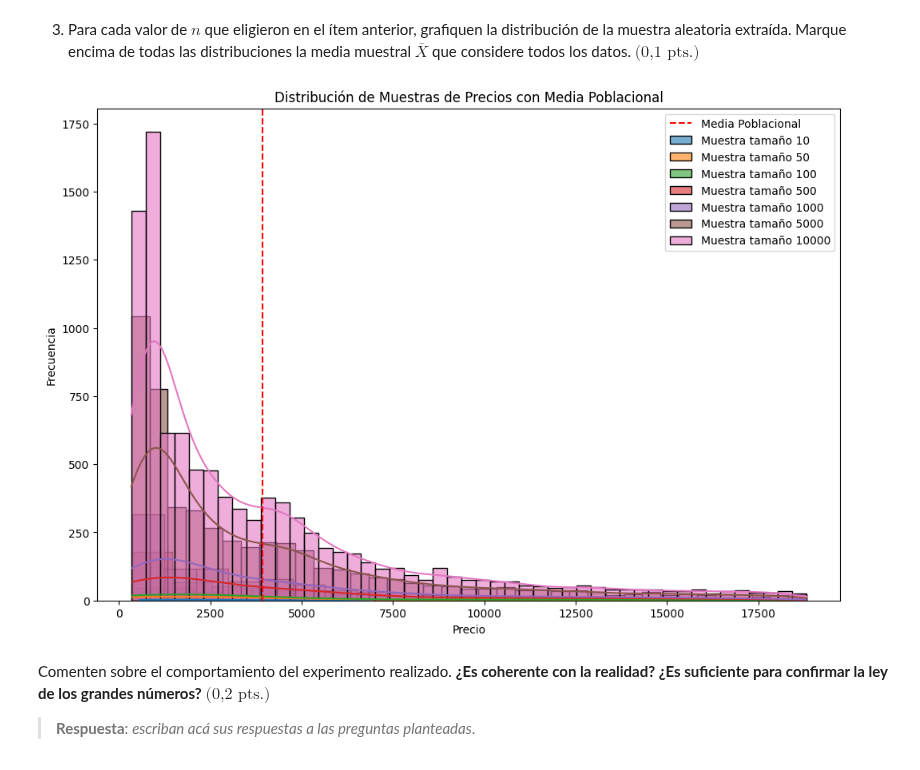
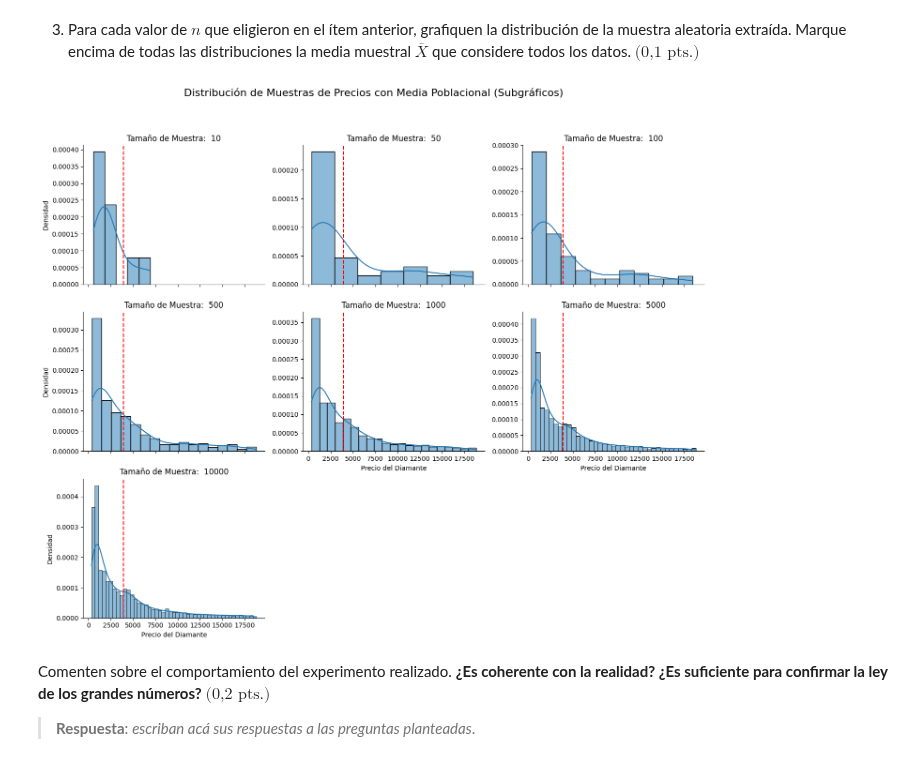
Before and after one commit to milemrc5-cpu/cursoedv-tarea1-equipo2, a Jupyter notebook: tareaedv.ipynb, the cells around one changed output. Cells and saved outputs as stored; diff of their text form; code cells hidden in the pictures.

```diff
--- a/tareaedv.ipynb
+++ b/tareaedv.ipynb
@@ -126,0 +189,11 @@ hacer con pandas
+# %%
+tamanos_muestra = [10, 50, 100, 500, 1000, 5000, 10000]
+muestras_para_graficar = []
+
+for n in tamanos_muestra:
+    muestra_actual = data_diamantes['price'].sample(n=n, random_state=42)
+    muestras_para_graficar.append({'size': n, 'data': muestra_actual})
+
+print('Se han generado muestras para los siguientes tamaños:')
+for muestra_info in muestras_para_graficar:
+    print(f'  Tamaño: {muestra_info['size']}, Media: {muestra_info['data'].mean():.2f}')
@@ -127,9 +209,39 @@ hacer con pandas
 # %% [markdown]
 3. Para cada valor de $n$ que eligieron en el ítem anterior, grafiquen la distribución de la muestra aleatoria extraída. Marque encima de todas las distribuciones la media muestral $\overline{X}$ que considere todos los datos. $\textrm{(0,1 pts.)}$
-# %%
-hacer distinto
-# %% [output]
-[figure, removed]
+# %%
+import pandas as pd
+import seaborn as sns
+import matplotlib.pyplot as plt
+
+data_diamantes = sns.load_dataset('diamonds')
+
+population_mean_price = data_diamantes["price"].mean()
+
+tamanos_muestra = [10, 50, 100, 500, 1000, 5000, 10000]
+muestras_para_graficar = []
+
+for n in tamanos_muestra:
+    muestra_actual = data_diamantes['price'].sample(n=n, random_state=42)
+    muestras_para_graficar.append({'size': n, 'data': muestra_actual})
+
+datos_para_facet = pd.DataFrame()
+for muestra_info in muestras_para_graficar:
+    temp_df = pd.DataFrame({'price': muestra_info['data'], 'sample_size': str(muestra_info['size'])})
+    datos_para_facet = pd.concat([datos_para_facet, temp_df])
+
+g = sns.FacetGrid(datos_para_facet, col='sample_size', col_wrap=3, height=4, aspect=1.2, sharex=True, sharey=False)
+g.map(sns.histplot, 'price', kde=True, stat='density')
+
+for ax in g.axes.flat:
+    ax.axvline(population_mean_price, color='red', linestyle='--', linewidth=1.5)
+    ax.set_title(f'Tamaño de Muestra: {ax.get_title().split("=")[1]}')
+
+g.set_axis_labels('Precio del Diamante', 'Densidad')
+plt.suptitle('Distribución de Muestras de Precios con Media Poblacional (Subgráficos)', y=1.02, fontsize=16)
+plt.tight_layout(rect=[0, 0.03, 1, 0.98])
+plt.show()
+# %% [output]
+[figure, added]
 # %% [markdown]
 Comenten sobre el comportamiento del experimento realizado. **¿Es coherente con la realidad? ¿Es suficiente para confirmar la ley de los grandes números?** $\textrm{(0,2 pts.)}$
 
```
Also changed, not shown: parts of 14 cells of this notebook.
